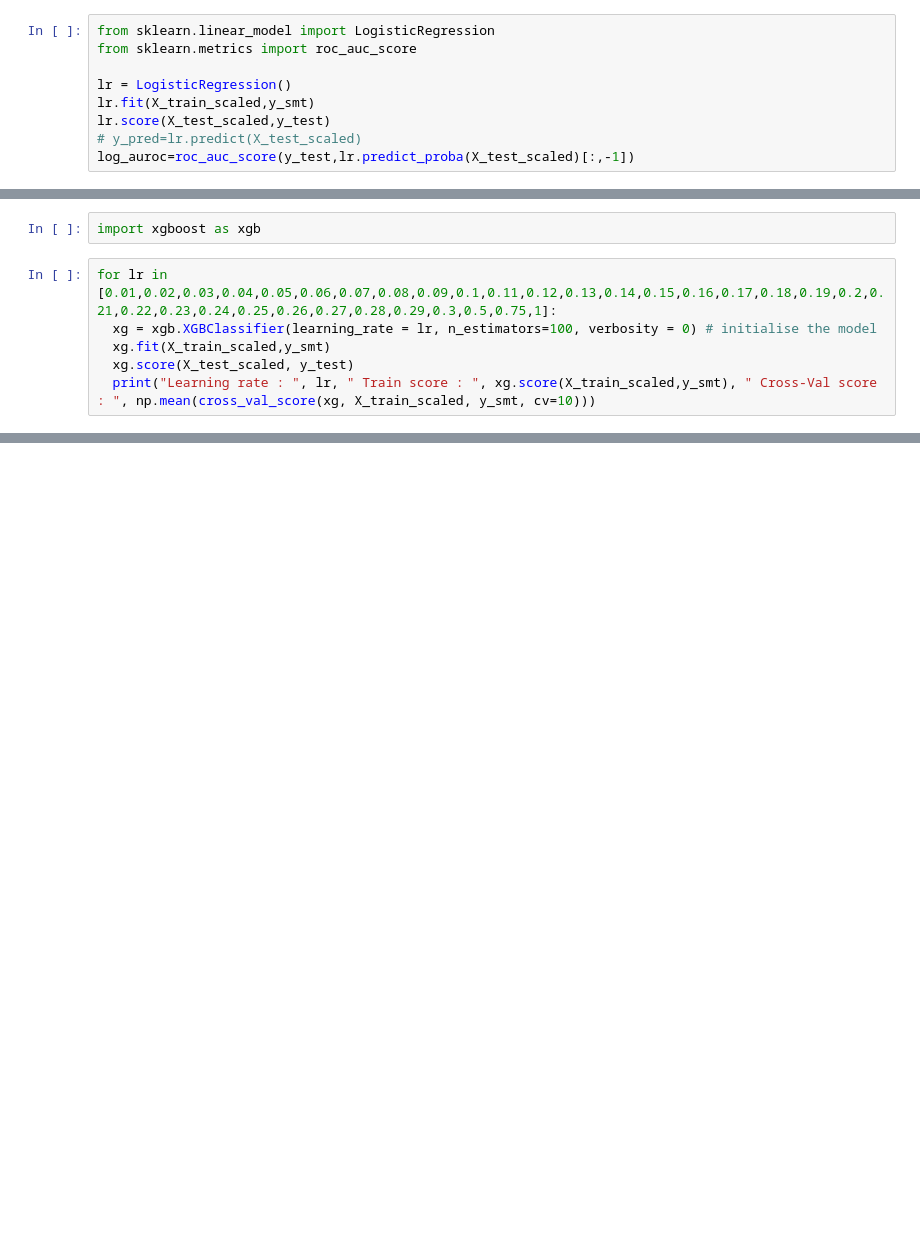
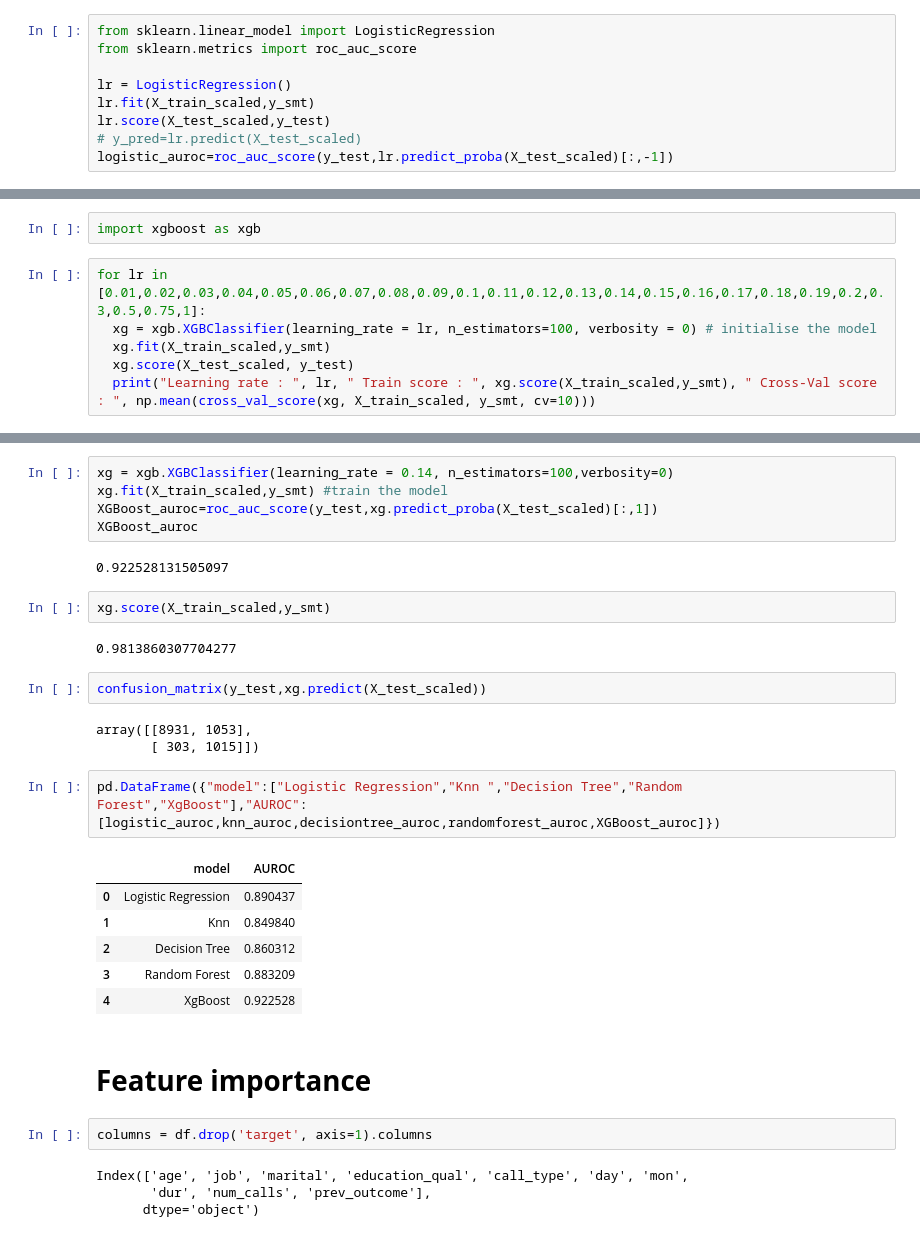
Before and after one commit to SAMMOSES26/projects, a Jupyter notebook: customer_conversion_prediction.ipynb, the cells around one changed output, grey strips where cells are left out. Saved outputs shown, nothing was run; the diff lists cells and outputs as text; blank space fills up the shorter version.

```diff
--- a/customer_conversion_prediction.ipynb
+++ b/customer_conversion_prediction.ipynb
@@ -500,5 +500,5 @@ lr = LogisticRegression()
 lr.fit(X_train_scaled,y_smt)
 lr.score(X_test_scaled,y_test)
 # y_pred=lr.predict(X_test_scaled)
-log_auroc=roc_auc_score(y_test,lr.predict_proba(X_test_scaled)[:,-1])
+logistic_auroc=roc_auc_score(y_test,lr.predict_proba(X_test_scaled)[:,-1])
 # %%
@@ -587,7 +587,7 @@ array([[7465, 2533],
 # %%
 import xgboost as xgb
 # %%
-for lr in [0.01,0.02,0.03,0.04,0.05,0.06,0.07,0.08,0.09,0.1,0.11,0.12,0.13,0.14,0.15,0.16,0.17,0.18,0.19,0.2,0.21,0.22,0.23,0.24,0.25,0.26,0.27,0.28,0.29,0.3,0.5,0.75,1]:
+for lr in [0.01,0.02,0.03,0.04,0.05,0.06,0.07,0.08,0.09,0.1,0.11,0.12,0.13,0.14,0.15,0.16,0.17,0.18,0.19,0.2,0.3,0.5,0.75,1]:
   xg = xgb.XGBClassifier(learning_rate = lr, n_estimators=100, verbosity = 0) # initialise the model
   xg.fit(X_train_scaled,y_smt)
   xg.score(X_test_scaled, y_test)
@@ -612,0 +613,33 @@ Learning rate :  1  Train score :  0.9508681683743918  Cross-Val score :  0.0352
+# %%
+xg = xgb.XGBClassifier(learning_rate = 0.14, n_estimators=100,verbosity=0)
+xg.fit(X_train_scaled,y_smt) #train the model
+XGBoost_auroc=roc_auc_score(y_test,xg.predict_proba(X_test_scaled)[:,1])
+XGBoost_auroc
+# %% [output]
+0.922528131505097
+# %%
+xg.score(X_train_scaled,y_smt)
+# %% [output]
+0.9813860307704277
+# %%
+confusion_matrix(y_test,xg.predict(X_test_scaled))
+# %% [output]
+array([[8931, 1053],
+       [ 303, 1015]])
+# %%
+pd.DataFrame({"model":["Logistic Regression","Knn ","Decision Tree","Random Forest","XgBoost"],"AUROC":[logistic_auroc,knn_auroc,decisiontree_auroc,randomforest_auroc,XGBoost_auroc]})
+# %% [output]
+|  | model | AUROC |
+| 0 | Logistic Regression | 0.890437 |
+| 1 | Knn | 0.849840 |
+| 2 | Decision Tree | 0.860312 |
+| 3 | Random Forest | 0.883209 |
+| 4 | XgBoost | 0.922528 |
+# %% [markdown]
+# **Feature importance**
+# %%
+columns = df.drop('target', axis=1).columns
+# %% [output]
+Index(['age', 'job', 'marital', 'education_qual', 'call_type', 'day', 'mon',
+       'dur', 'num_calls', 'prev_outcome'],
+      dtype='object')
```
Also changed, not shown: parts of 15 cells of this notebook.
